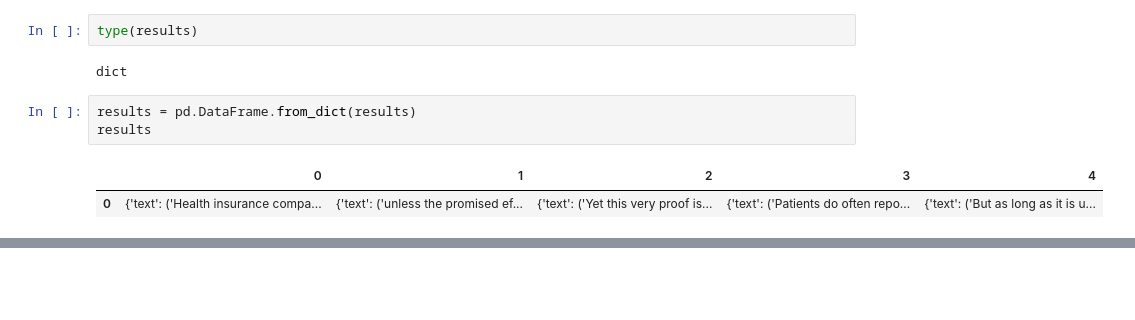
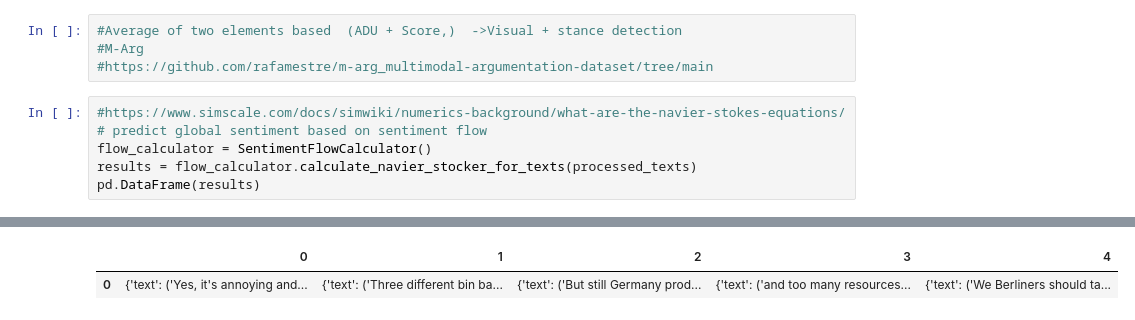
Before and after one commit to myeghaneh/ArguSentiment, a Jupyter notebook: src/SentimentFlow_Argumentation.ipynb, the cells around one changed output, grey strips where cells are left out. Drawn from its saved outputs; the diff is of its cells as text; blank space fills up the shorter version.

```diff
--- a/src/SentimentFlow_Argumentation.ipynb
+++ b/src/SentimentFlow_Argumentation.ipynb
@@ -85,10 +109,11 @@ results
-# %%
-type(results)
-# %% [output]
-dict
-# %%
-results = pd.DataFrame.from_dict(results)
-results
-# %% [output]
-|  | 0 | 1 | 2 | 3 | 4 |
-| 0 | {'text': ('Health insurance compa... | {'text': ('unless the promised ef... | {'text': ('Yet this very proof is... | {'text': ('Patients do often repo... | {'text': ('But as long as it is u... |
+# %%
+#Average of two elements based  (ADU + Score,)  ->Visual + stance detection
+#M-Arg
+#https://github.com/rafamestre/m-arg_multimodal-argumentation-dataset/tree/main
+# %%
+#https://www.simscale.com/docs/simwiki/numerics-background/what-are-the-navier-stokes-equations/
+# predict global sentiment based on sentiment flow
+flow_calculator = SentimentFlowCalculator()
+results = flow_calculator.calculate_navier_stocker_for_texts(processed_texts)
+pd.DataFrame(results)
+# %% [output]
@@ -94,0 +124,2 @@ results
+|  | 0 | 1 | 2 | 3 | 4 |
+| 0 | {'text': ('Yes, it's annoying and... | {'text': ('Three different bin ba... | {'text': ('But still Germany prod... | {'text': ('and too many resources... | {'text': ('We Berliners should ta... |
```
Also changed, not shown: parts of 23 cells of this notebook.
